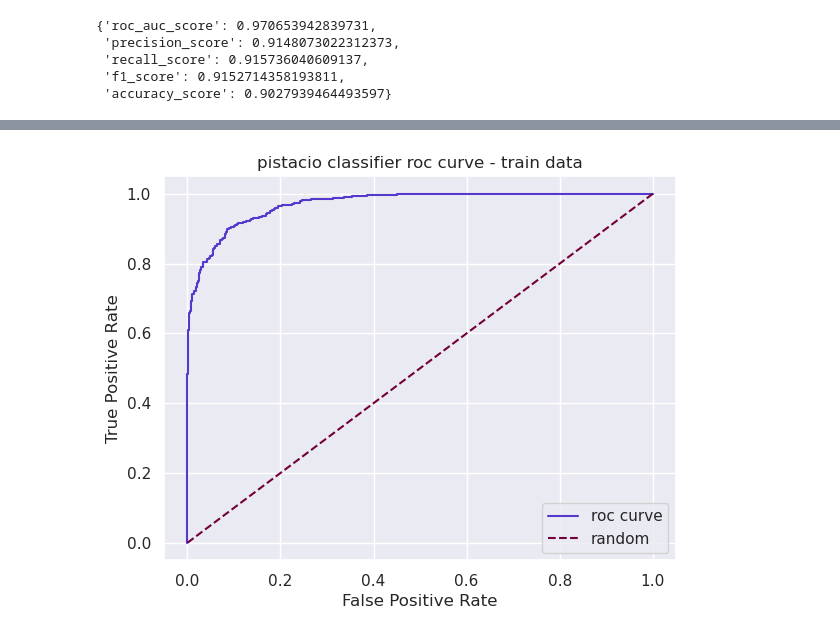
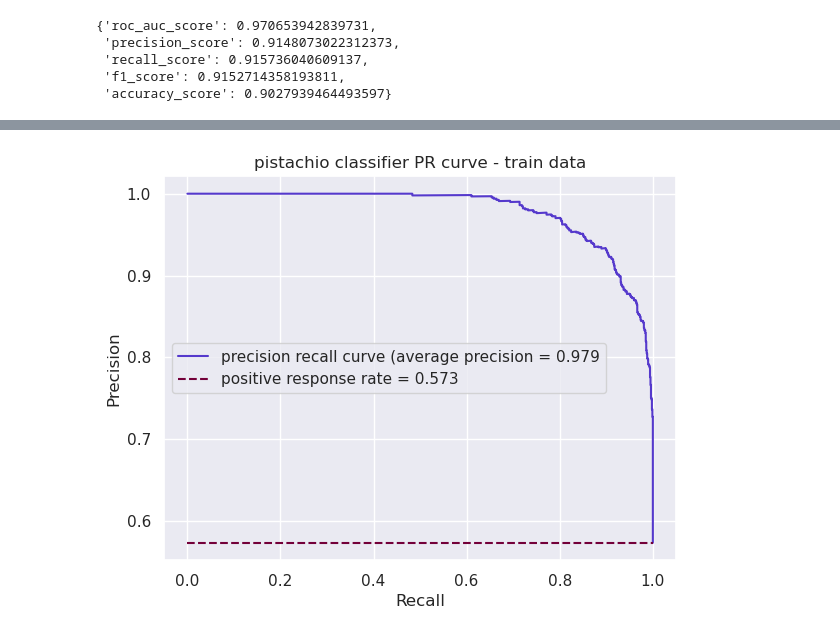
Before and after one commit to petethegreat/pistachio_mlops, a Jupyter notebook: notebook/pistachio.ipynb, the cells around one changed output, grey strips where cells are left out. Cells and saved outputs as stored; diff of their text form; code cells hidden in the pictures.

```diff
--- a/notebook/pistachio.ipynb
+++ b/notebook/pistachio.ipynb
@@ -557,6 +557,8 @@ train_predicted_probs = model.predict_proba(train_x)[:,1]
 train_predicted_classes = model.predict(train_x)
 train_predicted_classes[0:5]
 train_predicted_labels = np.array([train_proc.Class.cat.categories[x] for x in train_predicted_classes])
+train_positive_responses = np.sum(train_y)
+train_positive_response_rate = np.sum(train_y)/len(train_y)
 # %%
 train_predicted_labels
 # %% [output]
@@ -638,9 +663,30 @@ fig, ax = make_confusion_matrix_plot(train_predicted_classes, train_y)
 # %%
-fig
+from sklearn.metrics import precision_recall_curve, average_precision_score
+sns.set()
+
+def make_precision_recall_plot(predicted_probs, actual_classes, title: str="ROC curve", xlabel='False Positive Rate',ylabel: str='True Positive Rate',
+                              positive_rate:float=None):
+    """make a roc curve"""
+    precision, recall, _ = precision_recall_curve(actual_classes, predicted_probs)
+    fig = plt.figure()
+    ax = fig.add_axes([0.1,0.1,0.8,0.8])
+    classifier_average_precision = average_precision_score(actual_classes, predicted_probs)
+    ax.plot(recall, precision, color=sns.xkcd_rgb['blurple'], label=f'precision recall curve (average precision = {classifier_average_precision:0.3f}')
+    if positive_rate:
+        ax.plot([0.0, 1.0],[positive_rate, positive_rate], color=sns.xkcd_rgb['merlot'], linestyle='--', label=f'positive response rate = {positive_rate:0.3f}')
+
+    ax.set_xlabel('Recall')
+    ax.set_ylabel('Precision')
+    ax.set_title(title)
+    ax.legend()
+    # fig.show()
+    return fig, ax
+
+
+fig, ax = make_precision_recall_plot(train_predicted_probs, train_y, title='pistachio classifier PR curve - train data', positive_rate=train_positive_response_rate)
+fig.savefig('./figures/train_PR_plot.png')
+# %% [output]
+[figure, added]
-# %%
-fig
-# %% [output]
-[figure, removed]
 # %%
 # for x in train.columns:
 #     schema = schema.update_column(x, nullable=False)
```
Also changed, not shown: parts of 6 cells of this notebook, 3 other files.
